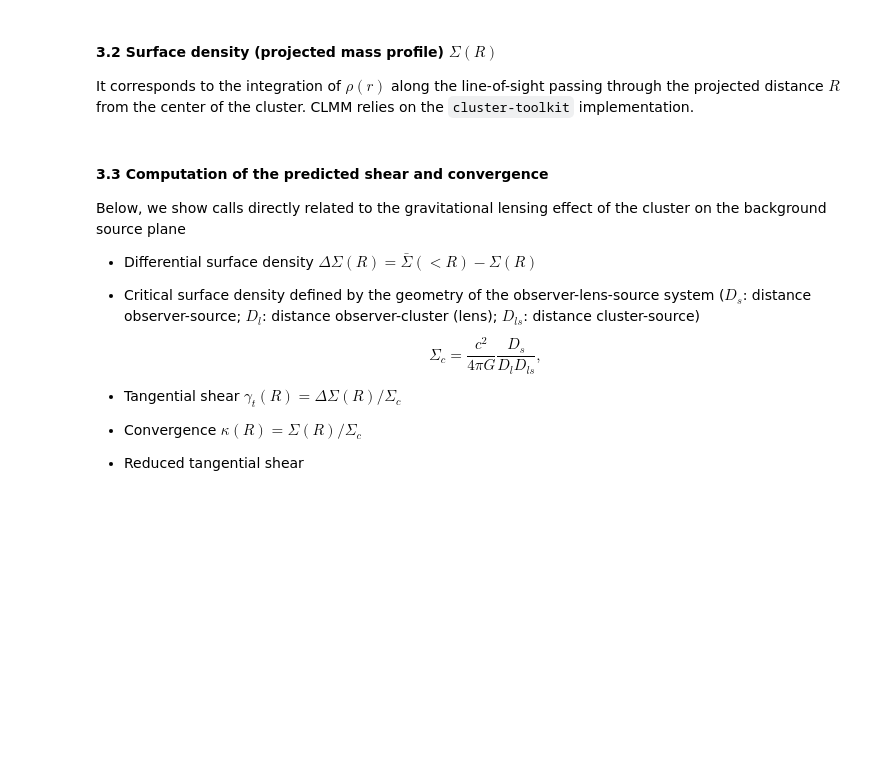
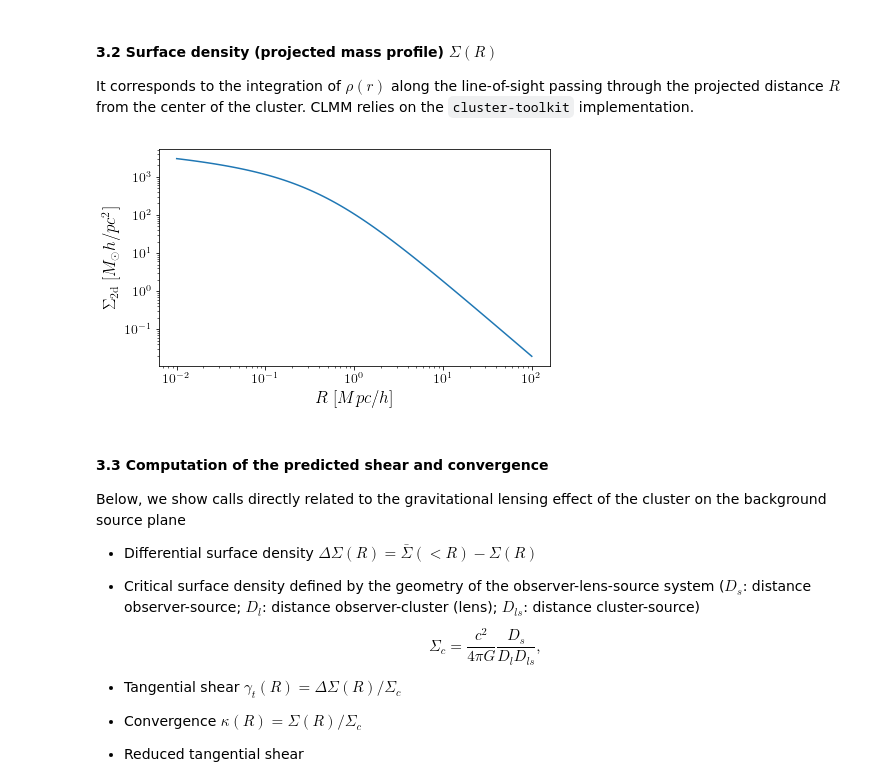
Before and after one commit to tguillemLSST/CLMM, a Jupyter notebook: examples/modeling_demo.ipynb, the cells around one changed output. Cells and saved outputs as stored; diff of their text form; code cells hidden in the pictures; blank space fills up the shorter version.

```diff
--- a/examples/modeling_demo.ipynb
+++ b/examples/modeling_demo.ipynb
@@ -66,10 +72,17 @@ plot_profile_3d(r3d, rho, '$\\rho \\; [M_\odot h^2/pc^3]$')
 #### 3.2 Surface density (projected mass profile) $\Sigma(R)$
 It corresponds to the integration of $\rho(r)$ along the line-of-sight passing through the projected distance $R$ from the center of the cluster. CLMM relies on the `cluster-toolkit` implementation.
 # %%
-Sigma = m.predict_surface_density(r_proj, cluster_mass, cluster_concentration, z_cl, cosmo=cosmo,
+Sigma = m.predict_surface_density(r_proj,
+                                  cluster_mass,
+                                  cluster_concentration,
+                                  z_cl,
+                                  cosmo=cosmo,
                                   delta_mdef=mass_Delta,
                                   halo_profile_model=density_profile_parametrization)
+
 plot_profile_proj(r_proj, Sigma, '$\\Sigma_{\\rm 2d} \\; [M_\odot h/pc^2]$')
+# %% [output]
+[figure, added]
 # %% [markdown]
 #### 3.3 Computation of the predicted shear and convergence
 Below, we show calls directly related to the gravitational lensing effect of the cluster on the background source plane
```
Also changed, not shown: parts of 6 cells of this notebook.
